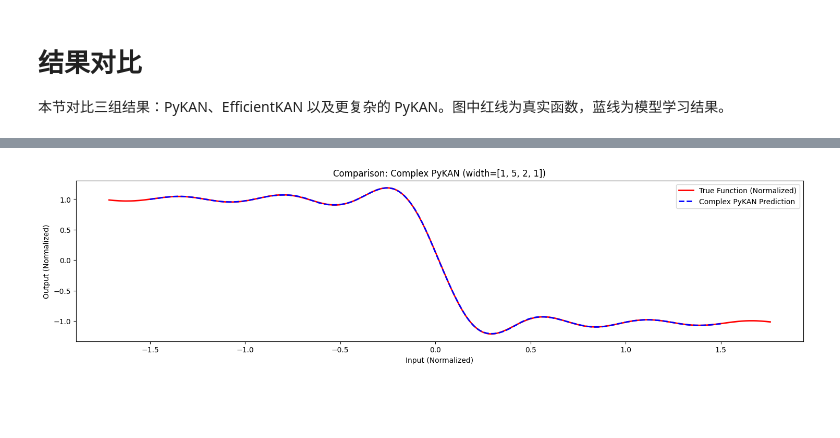
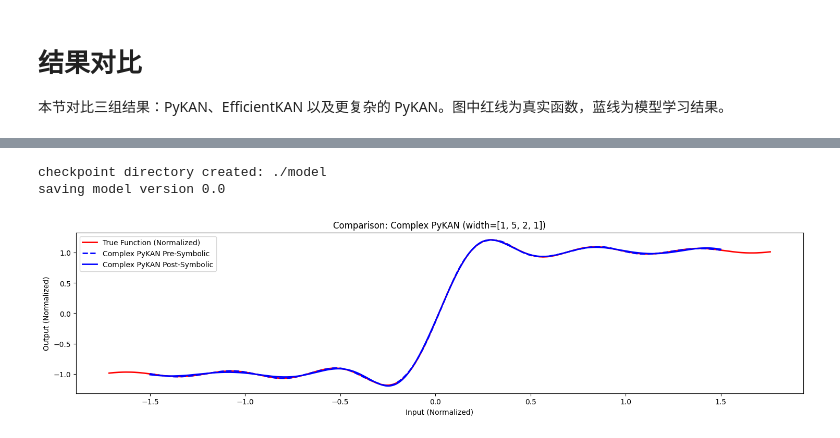
Before and after one commit to ccstudentcc/kan-sr, a Jupyter notebook: Special_function.ipynb, the cells around one changed output, grey strips where cells are left out. Cells and saved outputs as stored; diff of their text form; code cells hidden in the pictures; blank space fills up the shorter version.

```diff
--- a/Special_function.ipynb
+++ b/Special_function.ipynb
@@ -107,0 +118,3 @@ saving model version 0.4
+# %%
+model.fit(dataset, opt="LBFGS", steps=40)
+pass
@@ -168,9 +197,12 @@ plt.show()
 # %% [markdown]
 ## 更复杂的 KAN 结构
 # %%
-model3 = PyKAN(width=[1, 5, 2, 1], grid=4, k=3)
-model3.fit(dataset, opt="LBFGS", steps=50, lr=1, lamb=0.00)
-pass
+model3 = PyKAN(width=[1, 2, 5, 1], grid=5, k=3)
+model3.fit(dataset, opt="adam", steps=10, lamb=0.01, lamb_entropy=4.0)
+model3.fit(dataset, opt="LBFGS", steps=50)
+
+# 保存符号化前参数，用于后续公平对比
+model3_pre_symbolic_state = {k: v.detach().clone() for k, v in model3.state_dict().items()}
 # %% [output]
 checkpoint directory created: ./model
 saving model version 0.0
@@ -210,0 +245,3 @@ saving model version 0.2
+# %%
+model3.fit(dataset, opt="LBFGS", steps=40)
+pass
@@ -292,26 +325,33 @@ plt.show()
 # %%
-# 3. 复杂 PyKAN 模型 (model3) 结果对比
+# 3. 复杂 PyKAN 模型 (model3) 结果对比：同图展示符号化前后
 test_inputs = dataset['test_input']
-test_labels = dataset['test_label']
+test_labels = dataset['test_label'].view(-1)
 
+# 与第1张图一致的真值绘图逻辑
+sort_idx = torch.argsort(test_inputs[:, 0])
+x_axis_sorted = test_inputs[sort_idx, 0].cpu().numpy()
+y_true_sorted = test_labels[sort_idx].cpu().numpy()
+
+# 重建“符号化前”复杂模型
+model3_pre = PyKAN(width=[1, 2, 5, 1], grid=5, k=3)
+model3_pre.load_state_dict(model3_pre_symbolic_state)
+
+x_axis_com = torch.linspace(-1.5, 1.5, steps=steps)
 with torch.no_grad():
-    model_device = next(model3.parameters()).device
-    model_dtype = next(model3.parameters()).dtype
-    inputs_device = test_inputs.to(model_device).to(model_dtype)
-
-# 排序 (红线真值，蓝线预测)
-sort_idx = torch.argsort(test_inputs[:, 0])
-x_axis_sorted = test_inputs[sort_idx, 0].numpy()
-y_true_sorted = test_labels[sort_idx].numpy()
+    y_axis_complex_pre = model3_pre(x_axis_com.view(-1, 1)).detach().cpu().view(-1).numpy()
+    y_axis_complex_post = model3(x_axis_com.view(-1, 1)).detach().cpu().view(-1).numpy()
 
 fig, ax = plt.subplots(figsize=(18, 4))
 ax.plot(x_axis_sorted, y_true_sorted, 'r-', label='True Function (Normalized)', linewidth=2)
+ax.plot(x_axis_com.cpu().numpy(), y_axis_complex_pre, 'b--', label='Complex PyKAN Pre-Symbolic', linewidth=2)
+ax.plot(x_axis_com.cpu().numpy(), y_axis_complex_post, 'b-', label='Complex PyKAN Post-Symbolic', linewidth=2)
 
-ax.plot(x_axis_com_kan, y_axis_com_kan, 'b--', label='Complex PyKAN Prediction', linewidth=2)
 ax.set_title("Comparison: Complex PyKAN (width=[1, 5, 2, 1])")
 ax.set_xlabel("Input (Normalized)")
 ax.set_ylabel("Output (Normalized)")
 ax.legend()
 plt.show()
 # %% [output]
+checkpoint directory created: ./model
+saving model version 0.0
-[figure, old version]
+[figure, new version]
```
Also changed, not shown: parts of 24 cells of this notebook, 18 other files.
